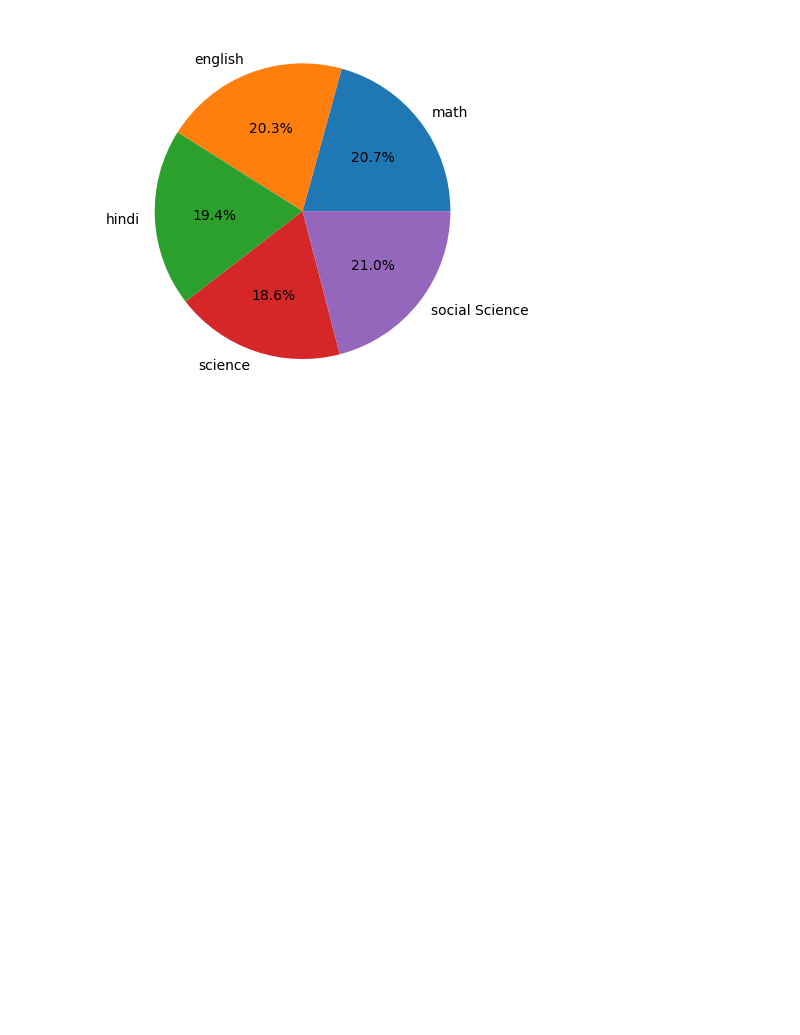
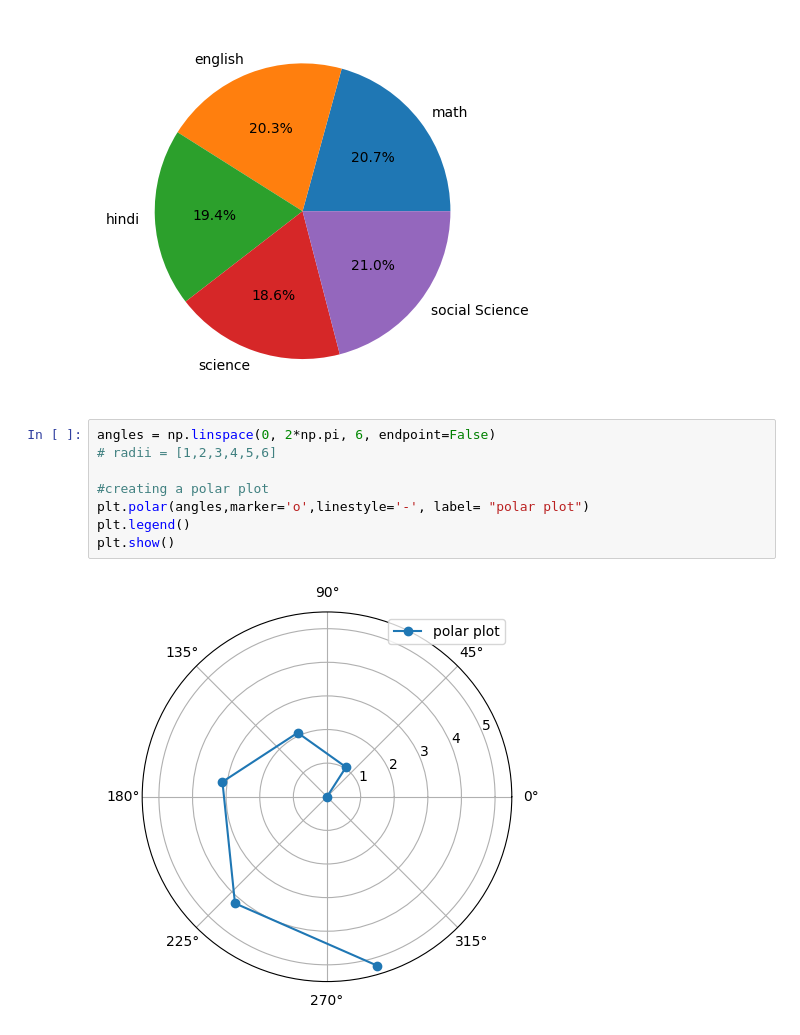
Before and after one commit to jai050803/matplotlib_tutorial, a Jupyter notebook: polar_plot.ipynb, the cells around one changed output. Saved outputs shown, nothing was run; the diff lists cells and outputs as text; blank space fills up the shorter version.

```diff
--- a/polar_plot.ipynb
+++ b/polar_plot.ipynb
@@ -148,3 +148,13 @@ plt.pie(x,labels=y, autopct="%1.1f%%")
 plt.show()
 # %% [output]
 [figure]
+# %%
+angles = np.linspace(0, 2*np.pi, 6, endpoint=False)
+# radii = [1,2,3,4,5,6]
+
+#creating a polar plot
+plt.polar(angles,marker='o',linestyle='-', label= "polar plot")
+plt.legend()
+plt.show()
+# %% [output]
+[figure, added]
```
Also changed, not shown: parts of 2 cells of this notebook, 1 other file.
